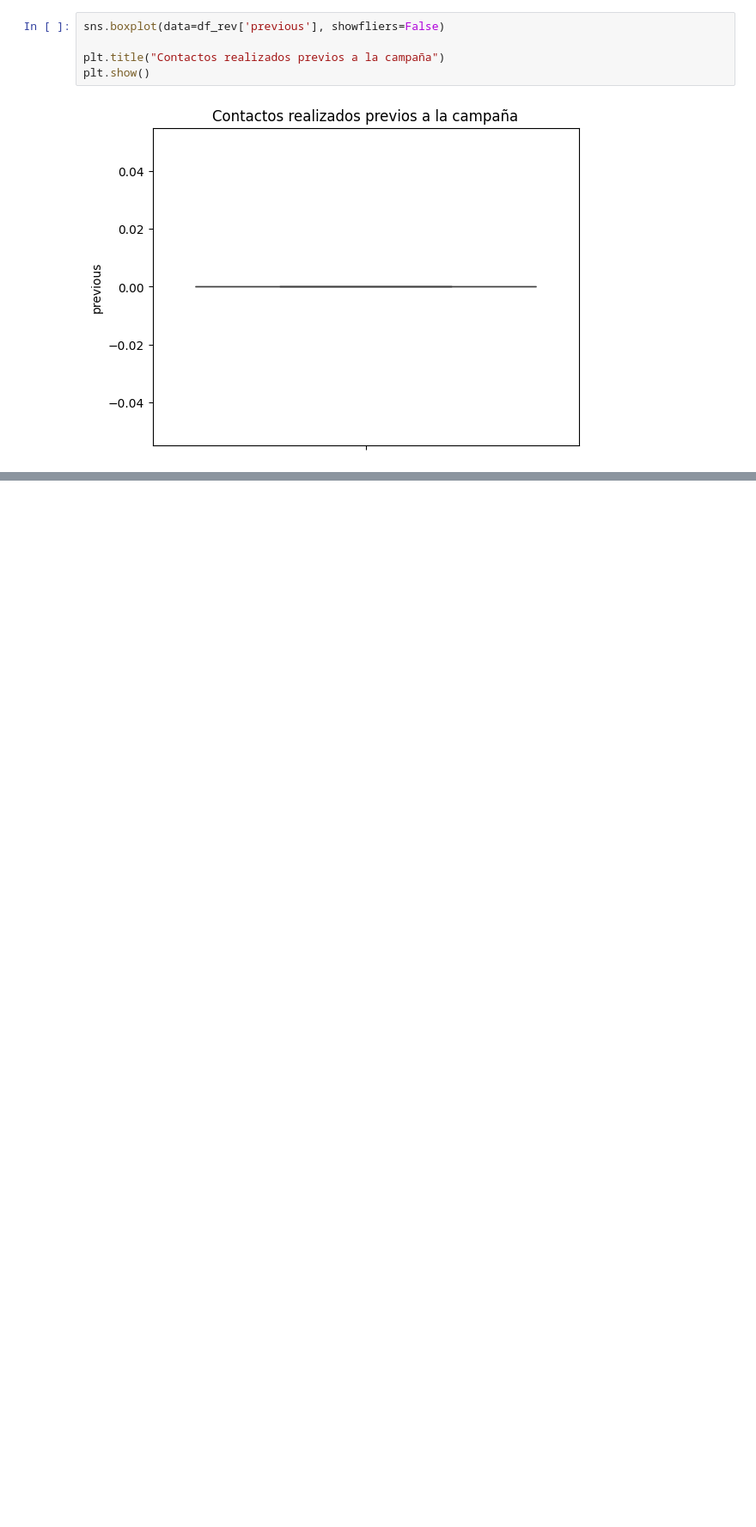
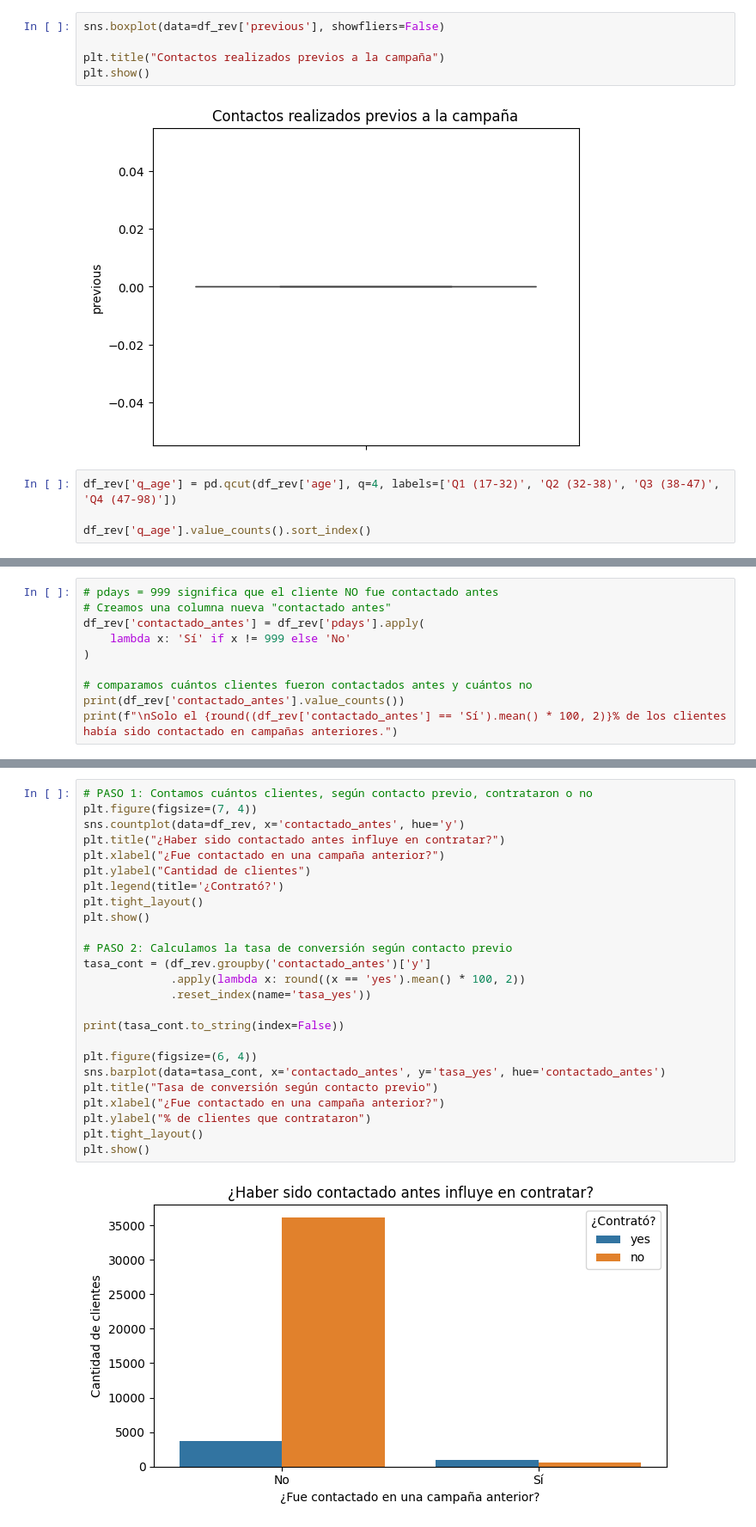
Before and after one commit to juanpabloluceroC/proyecto_campana_marketing, a Jupyter notebook: marketing_santander.ipynb, the cells around one changed output, grey strips where cells are left out. Shown at 86% size. Drawn from its saved outputs; the diff is of its cells as text; blank space fills up the shorter version.

```diff
--- a/marketing_santander.ipynb
+++ b/marketing_santander.ipynb
@@ -344,3 +344,7 @@ plt.title("Contactos realizados previos a la campaña")
 plt.show()
 # %% [output]
 [figure]
+# %%
+df_rev['q_age'] = pd.qcut(df_rev['age'], q=4, labels=['Q1 (17-32)', 'Q2 (32-38)', 'Q3 (38-47)', 'Q4 (47-98)'])
+
+df_rev['q_age'].value_counts().sort_index()
@@ -346,0 +406,10 @@ plt.show()
+# %%
+# pdays = 999 significa que el cliente NO fue contactado antes
+# Creamos una columna nueva "contactado antes"
+df_rev['contactado_antes'] = df_rev['pdays'].apply(
+    lambda x: 'Sí' if x != 999 else 'No'
+)
+
+# comparamos cuántos clientes fueron contactados antes y cuántos no
+print(df_rev['contactado_antes'].value_counts())
+print(f"\nSolo el {round((df_rev['contactado_antes'] == 'Sí').mean() * 100, 2)}% de los clientes había sido contactado en campañas anteriores.")
@@ -346,0 +516,27 @@ plt.show()
+# %%
+# PASO 1: Contamos cuántos clientes, según contacto previo, contrataron o no
+plt.figure(figsize=(7, 4))
+sns.countplot(data=df_rev, x='contactado_antes', hue='y')
+plt.title("¿Haber sido contactado antes influye en contratar?")
+plt.xlabel("¿Fue contactado en una campaña anterior?")
+plt.ylabel("Cantidad de clientes")
+plt.legend(title='¿Contrató?')
+plt.tight_layout()
+plt.show()
+
+# PASO 2: Calculamos la tasa de conversión según contacto previo
+tasa_cont = (df_rev.groupby('contactado_antes')['y']
+             .apply(lambda x: round((x == 'yes').mean() * 100, 2))
+             .reset_index(name='tasa_yes'))
+
+print(tasa_cont.to_string(index=False))
+
+plt.figure(figsize=(6, 4))
+sns.barplot(data=tasa_cont, x='contactado_antes', y='tasa_yes', hue='contactado_antes')
+plt.title("Tasa de conversión según contacto previo")
+plt.xlabel("¿Fue contactado en una campaña anterior?")
+plt.ylabel("% de clientes que contrataron")
+plt.tight_layout()
+plt.show()
+# %% [output]
+[figure, added]
```
Also changed, not shown: parts of 31 cells of this notebook.
